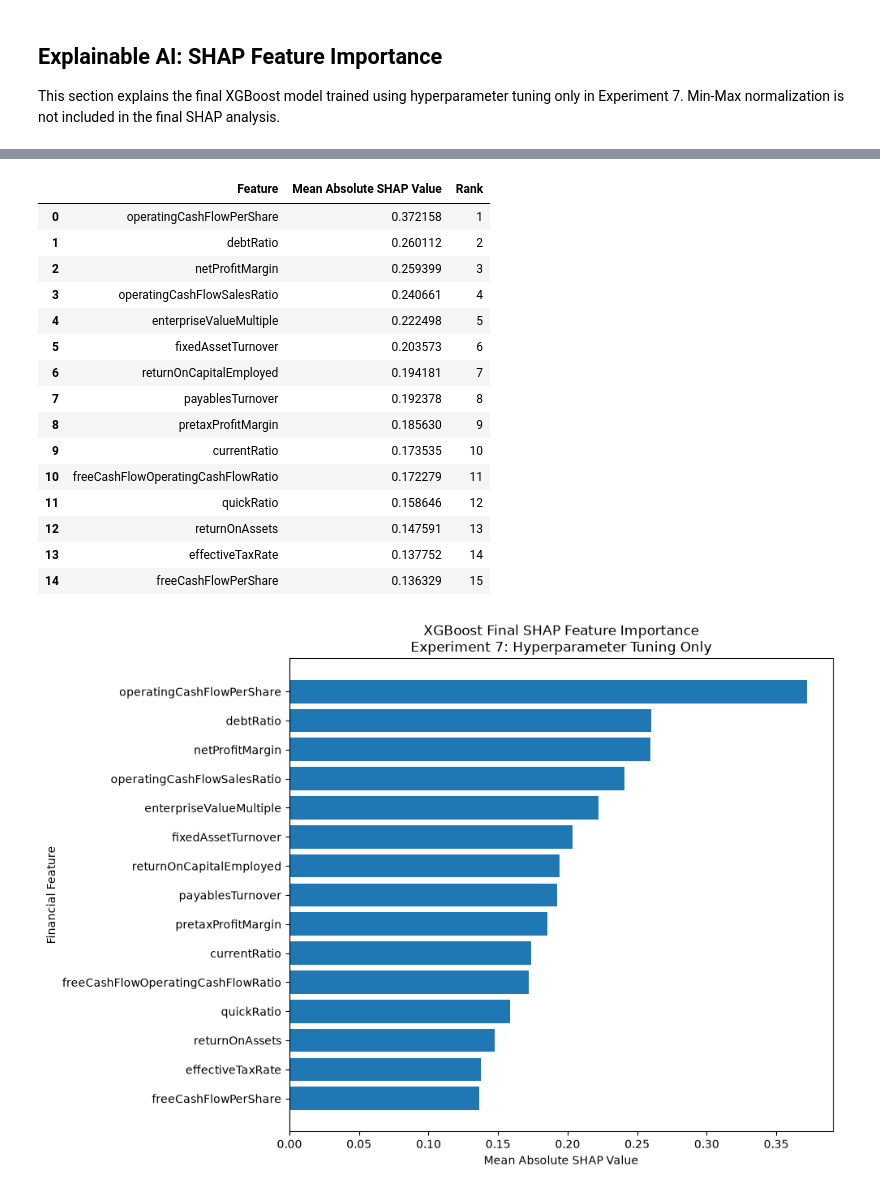
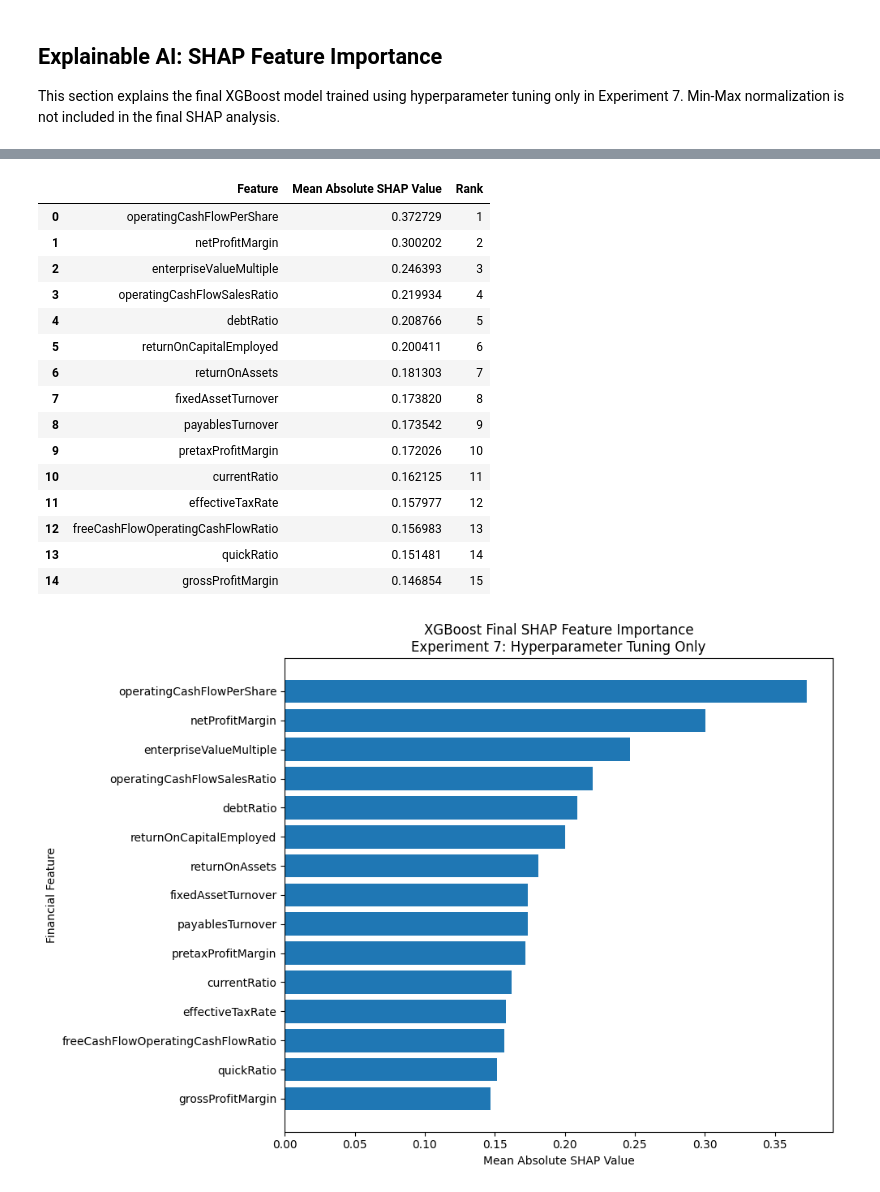
Before and after one commit to nicholas24042626/CreditSight, a Jupyter notebook: notebook/xgboost/xgboost.ipynb, the cells around one changed output, grey strips where cells are left out. Saved outputs shown, nothing was run; the diff lists cells and outputs as text; code cells hidden in the pictures.

```diff
--- a/notebook/xgboost/xgboost.ipynb
+++ b/notebook/xgboost/xgboost.ipynb
@@ -954,7 +1323,9 @@ minmax_preprocessor = ColumnTransformer(
     ]
 )
 
-base_model = clone(pipeline.named_steps["model"])
+base_model = XGBClassifierWithClassWeight(random_state=42, eval_metric="mlogloss", colsample_bytree=0.9)
+# ^ Improvement 1: class-weight-aware wrapper (see the cell above Experiment 7), used here for the
+# same reason and with the same fixed colsample_bytree.
 
 untuned_minmax_pipeline = Pipeline(
     steps=[
@@ -979,7 +1350,12 @@ search = GridSearchCV(
         "model__max_depth": [3, 5],
         "model__learning_rate": [0.05, 0.1],
         "model__subsample": [0.8, 1.0],
-        "model__colsample_bytree": [0.8, 1.0],
+        # Improvement 1: mirror Experiment 7's class-weight + regularization search here too,
+        # so the Min-Max comparison stays on equal footing with the non-scaled experiment.
+        "model__class_weight": [None, "balanced"],
+        "model__min_child_weight": [1, 5],
+        "model__gamma": [0, 0.5],
+        "model__reg_lambda": [1, 5],
     },
     cv=StratifiedKFold(n_splits=5, shuffle=True, random_state=42),
     scoring="accuracy",
@@ -1078,7 +4376,8 @@ This section explains the final XGBoost model trained using hyperparameter tunin
 # %%
 # ============================================================
 # Final XGBoost SHAP Feature Importance
-# Uses Experiment 7: Hyperparameter Tuning Only
+# Uses the Final Selected XGBoost Model (winsorization + Optuna hyperparameters +
+# num_parallel_tree=3 + tree_method="hist", max_bin=16 - see "Final Selected XGBoost Model" above)
 # Min-Max normalization is NOT used
 # ============================================================
 
@@ -1094,15 +4393,15 @@ from sklearn.preprocessing import MinMaxScaler
 # 1. Check that the Experiment 7 pipeline was preserved
 # ------------------------------------------------------------
 
-if "experiment7_best_pipeline" not in globals():
+if "final_xgboost_pipeline" not in globals():
     raise NameError(
-        "experiment7_best_pipeline was not found. "
-        "Run Experiment 7 and the preservation cell before running SHAP."
+        "final_xgboost_pipeline was not found. "
+        "Run the Final Selected XGBoost Model cell above before running SHAP."
     )
 
 
-# Use only the fitted pipeline from Experiment 7
-final_pipeline = experiment7_best_pipeline
+# Use only the fitted final XGBoost pipeline
+final_pipeline = final_xgboost_pipeline
 
 
 # ------------------------------------------------------------
@@ -1116,14 +4415,14 @@ contains_minmax = any(
 
 assert not contains_minmax, (
     "MinMaxScaler was detected. "
-    "SHAP must use the Experiment 7 pipeline without Min-Max normalization."
+    "SHAP must use the final XGBoost pipeline without Min-Max normalization."
 )
 
 print("SHAP configuration confirmed:")
 print("Model: XGBoost")
-print("Experiment: Experiment 7")
+print("Configuration: Final Selected Model (winsorization + Optuna + num_parallel_tree=3 + hist/max_bin=16)")
 print("Preprocessing: No Min-Max normalization")
-print("Best parameters:", experiment7_best_params)
+print("Model parameters:", final_model_params)
 
 
 # ------------------------------------------------------------
@@ -1331,22 +4630,22 @@ Best parameters: {'model__colsample_bytree': 1.0, 'model__learning_rate': 0.1, '
 
 Number of records used for SHAP: 100
 Number of transformed features: 37
 SHAP output shape: (100, 37, 4)
 Top SHAP features:
 |  | Feature | Mean Absolute SHAP Value | Rank |
-| 0 | operatingCashFlowPerShare | 0.372158 | 1 |
-| 1 | debtRatio | 0.260112 | 2 |
-| 2 | netProfitMargin | 0.259399 | 3 |
-| 3 | operatingCashFlowSalesRatio | 0.240661 | 4 |
-| 4 | enterpriseValueMultiple | 0.222498 | 5 |
-| 5 | fixedAssetTurnover | 0.203573 | 6 |
-| 6 | returnOnCapitalEmployed | 0.194181 | 7 |
-| 7 | payablesTurnover | 0.192378 | 8 |
-| 8 | pretaxProfitMargin | 0.185630 | 9 |
-| 9 | currentRatio | 0.173535 | 10 |
-| 10 | freeCashFlowOperatingCashFlowRatio | 0.172279 | 11 |
-| 11 | quickRatio | 0.158646 | 12 |
-| 12 | returnOnAssets | 0.147591 | 13 |
-| 13 | effectiveTaxRate | 0.137752 | 14 |
-| 14 | freeCashFlowPerShare | 0.136329 | 15 |
+| 0 | operatingCashFlowPerShare | 0.372729 | 1 |
+| 1 | netProfitMargin | 0.300202 | 2 |
+| 2 | enterpriseValueMultiple | 0.246393 | 3 |
+| 3 | operatingCashFlowSalesRatio | 0.219934 | 4 |
+| 4 | debtRatio | 0.208766 | 5 |
+| 5 | returnOnCapitalEmployed | 0.200411 | 6 |
+| 6 | returnOnAssets | 0.181303 | 7 |
+| 7 | fixedAssetTurnover | 0.173820 | 8 |
+| 8 | payablesTurnover | 0.173542 | 9 |
+| 9 | pretaxProfitMargin | 0.172026 | 10 |
+| 10 | currentRatio | 0.162125 | 11 |
+| 11 | effectiveTaxRate | 0.157977 | 12 |
+| 12 | freeCashFlowOperatingCashFlowRatio | 0.156983 | 13 |
+| 13 | quickRatio | 0.151481 | 14 |
+| 14 | grossProfitMargin | 0.146854 | 15 |
-[figure, old version]
+[figure, new version]
```
Also changed, not shown: parts of 71 cells of this notebook.
